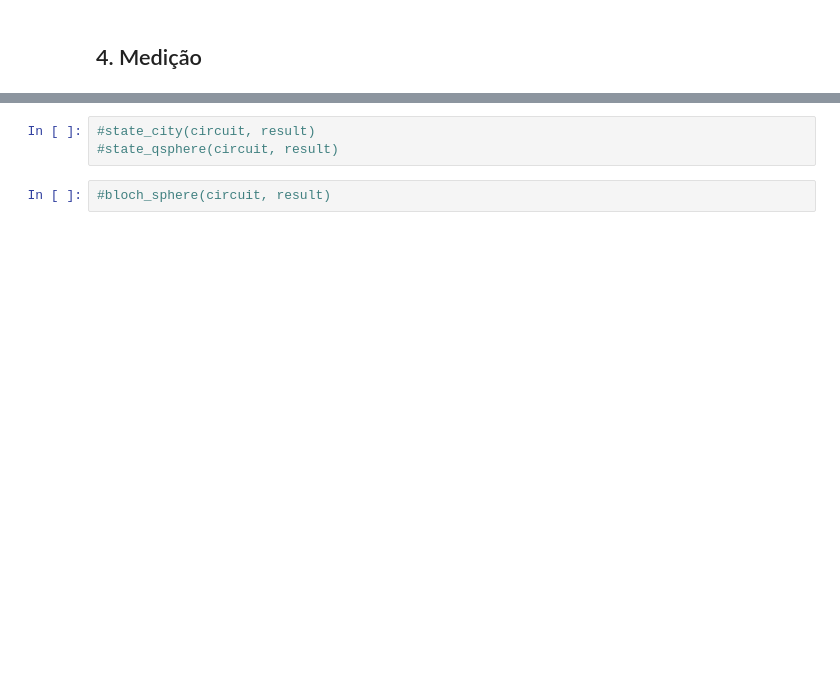
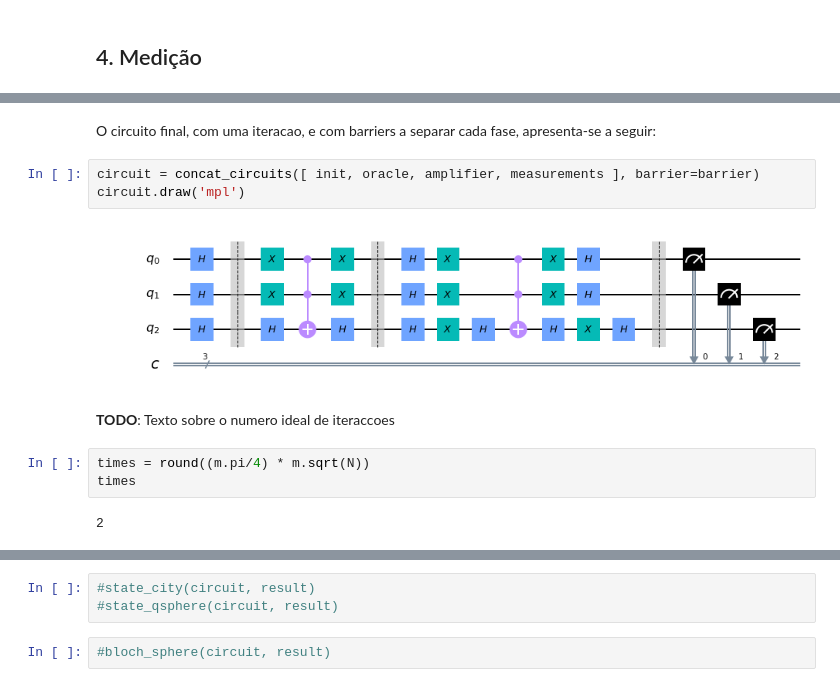
Before and after one commit to SiIky/ic-1920-tp, a Jupyter notebook: tp2/TP2.ipynb, the cells around one changed output, grey strips where cells are left out. Cells and saved outputs as stored; diff of their text form; blank space fills up the shorter version.

```diff
--- a/tp2/TP2.ipynb
+++ b/tp2/TP2.ipynb
@@ -156,0 +177,14 @@ histogram(circuit, result)
+# %% [markdown]
+O circuito final, com uma iteracao, e com barriers a separar cada fase, apresenta-se a seguir:
+# %%
+circuit = concat_circuits([ init, oracle, amplifier, measurements ], barrier=barrier)
+circuit.draw('mpl')
+# %% [output]
+[figure, added]
+# %% [markdown]
+**TODO**: Texto sobre o numero ideal de iteraccoes
+# %%
+times = round((m.pi/4) * m.sqrt(N))
+times
+# %% [output]
+2
```
Also changed, not shown: parts of 21 cells of this notebook.
